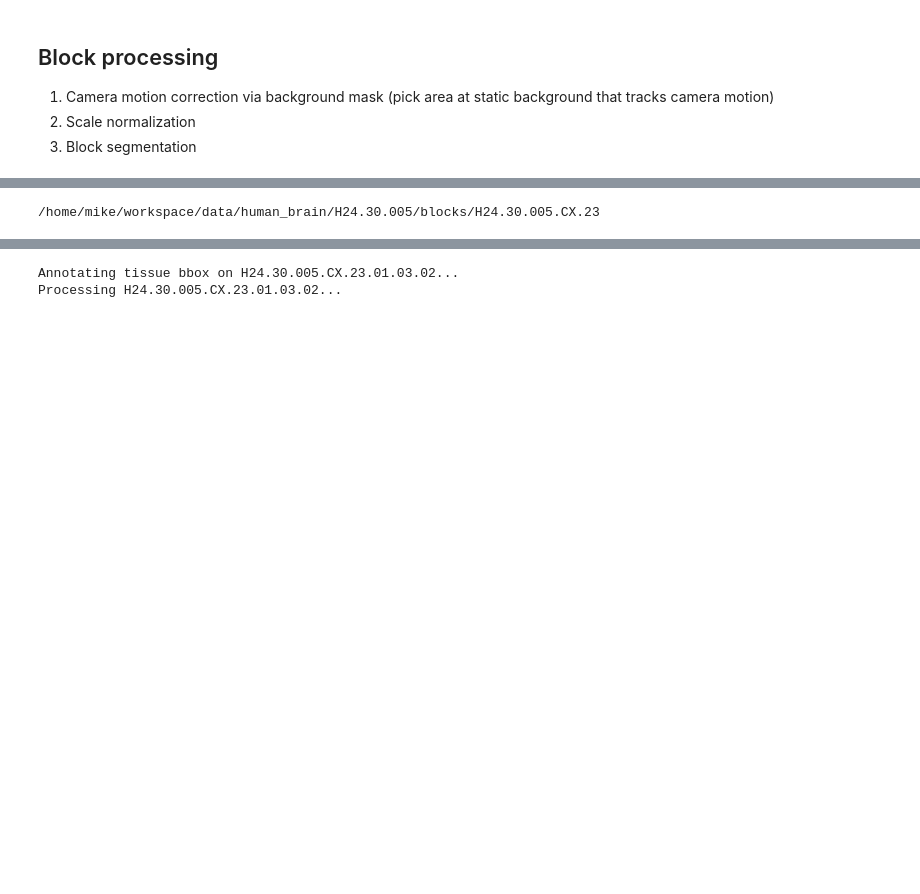
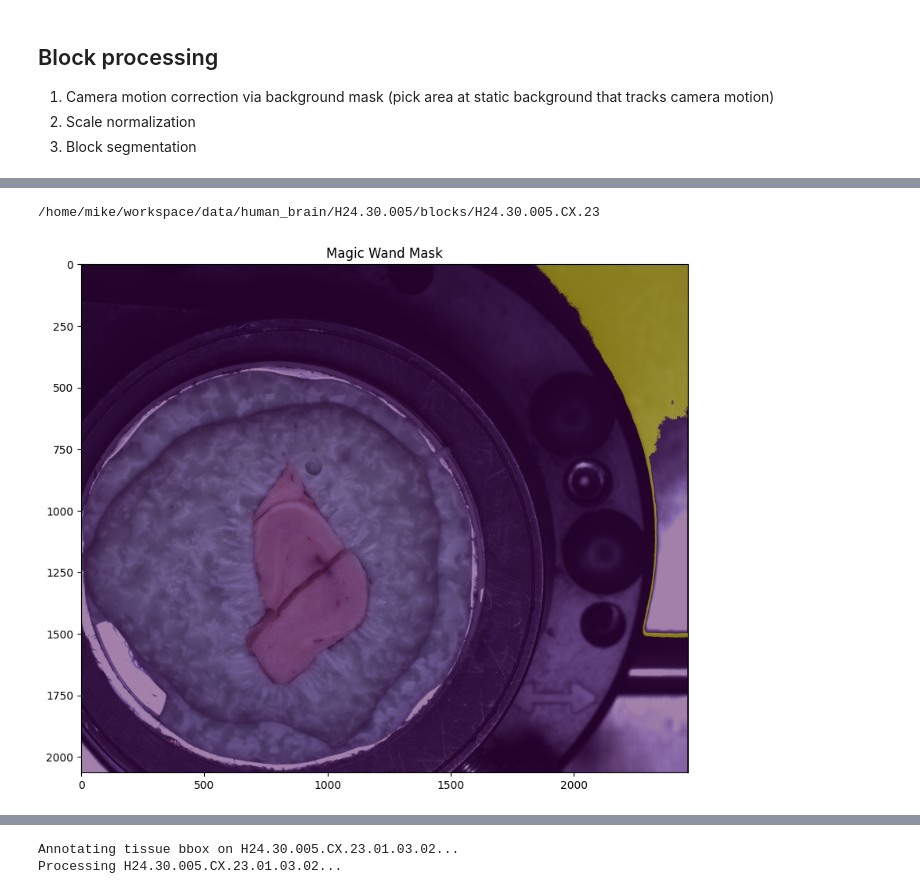
Before and after one commit to AllenInstitute/hmba-stx-registration, a Jupyter notebook: notebooks/H24.30.005/block_processing.ipynb, the cells around one changed output, grey strips where cells are left out. Drawn from its saved outputs; the diff is of its cells as text; code cells hidden in the pictures; blank space fills up the shorter version.

```diff
--- a/notebooks/H24.30.005/block_processing.ipynb
+++ b/notebooks/H24.30.005/block_processing.ipynb
@@ -40,36 +50,45 @@ scale_factor = input_resolution / normalized_resolution
 # %%
+%matplotlib inline
+import matplotlib.pyplot as plt
+import cv2
 sid = 23
 slab_path = blocks_path / f"{donor}.CX.{sid:02d}"
 print(slab_path)
 cryostat_tr_seed = (2360, 200)
 cryostat_bl_seed = (80, 2000)
 # Pick a seed inside the metallic top-right region by inspecting one image.
 result = register_translations_via_magic_wand(
-    sorted(list(slab_path.glob("*.tif")))[5:],
+    sorted(list(slab_path.glob("*.tif")))[:2],
     seed_xy=cryostat_tr_seed,     # x, y in pixels
     tolerance=30,          # bump this if the metallic texture is hetero
     upsample_factor=10,    # 0.1-pixel precision
     return_aligned=True,
 )
 mask = result["mask"]              # uint8 0/255, useful for QC overlay
 shifts = result["shifts"]          # {path: (dy, dx)} to apply to moving
 aligned = result["aligned"]        # {path: shifted 3-channel BGR uint8}
 
-import cv2
+# Plot the mask
+plt.figure(figsize=(10, 10))
+plt.imshow(cv2.cvtColor(img, cv2.COLOR_BGR2RGB))
+plt.imshow(mask, alpha=0.5)
+plt.title("Magic Wand Mask")
+plt.show()
 
 registered_path = slab_path / f"registered_{int(normalized_resolution)}um_per_px"
 registered_path.mkdir(exist_ok=True)
 for path, img in aligned.items():
     img_normalized = cv2.resize(
         img,
         dsize=None,
         fx=scale_factor,
         fy=scale_factor,
         interpolation=cv2.INTER_CUBIC,
     )
     filename = Path(path).name
     specimen_name = filename.split("_")[0]
     out_path = registered_path / f"{specimen_name}.png"
     cv2.imwrite(out_path.as_posix(), img_normalized)
 # %% [output]
 /home/mike/workspace/data/human_brain/H24.30.005/blocks/H24.30.005.CX.23
+[figure, added]
```
Also changed, not shown: parts of 2 cells of this notebook.
